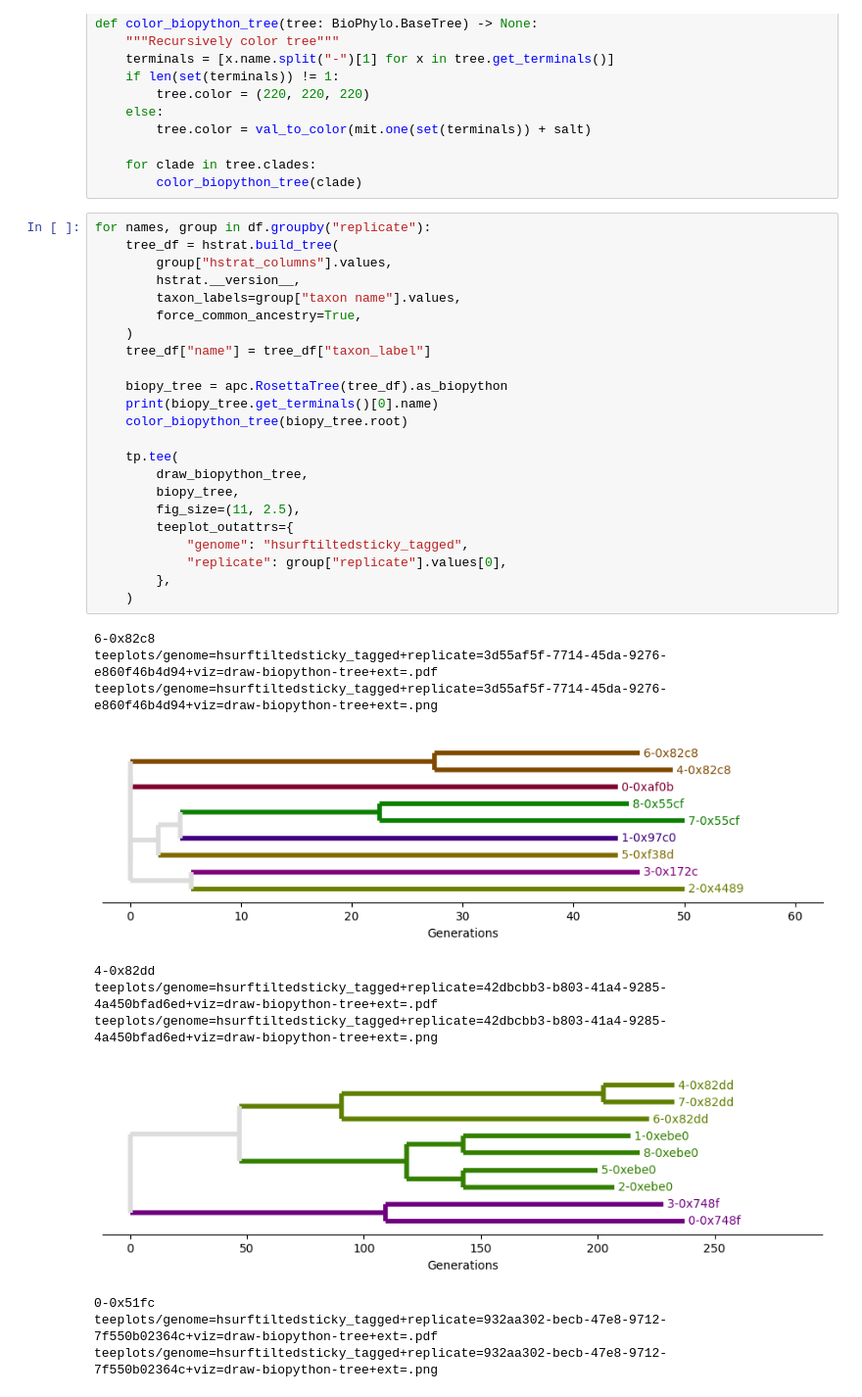
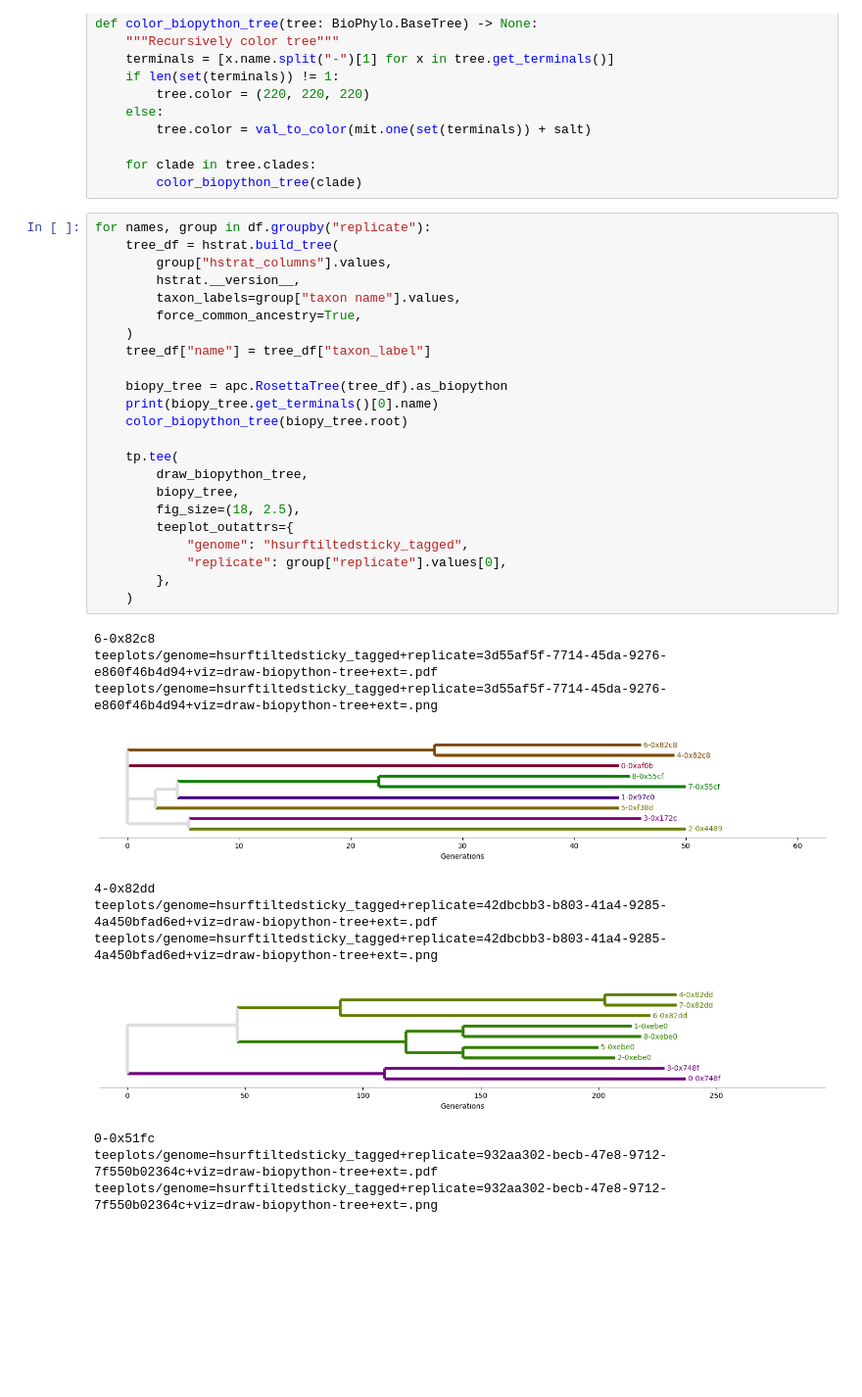
Before and after one commit to mmore500/wse-sketches, a Jupyter notebook: binder/genome_hsurftiltedsticky_tagged.ipynb, the cells around one changed output. Shown at 98% size. Drawn from its saved outputs; the diff is of its cells as text; blank space fills up the shorter version.

```diff
--- a/binder/genome_hsurftiltedsticky_tagged.ipynb
+++ b/binder/genome_hsurftiltedsticky_tagged.ipynb
@@ -322,35 +322,35 @@ def color_biopython_tree(tree: BioPhylo.BaseTree) -> None:
 # %%
 for names, group in df.groupby("replicate"):
     tree_df = hstrat.build_tree(
         group["hstrat_columns"].values,
         hstrat.__version__,
         taxon_labels=group["taxon name"].values,
         force_common_ancestry=True,
     )
     tree_df["name"] = tree_df["taxon_label"]
 
     biopy_tree = apc.RosettaTree(tree_df).as_biopython
     print(biopy_tree.get_terminals()[0].name)
     color_biopython_tree(biopy_tree.root)
 
     tp.tee(
         draw_biopython_tree,
         biopy_tree,
-        fig_size=(11, 2.5),
+        fig_size=(18, 2.5),
         teeplot_outattrs={
             "genome": "hsurftiltedsticky_tagged",
             "replicate": group["replicate"].values[0],
         },
     )
 # %% [output]
 6-0x82c8
 teeplots/genome=hsurftiltedsticky_tagged+replicate=3d55af5f-7714-45da-9276-e860f46b4d94+viz=draw-biopython-tree+ext=.pdf
 teeplots/genome=hsurftiltedsticky_tagged+replicate=3d55af5f-7714-45da-9276-e860f46b4d94+viz=draw-biopython-tree+ext=.png
-[figure, old version]
+[figure, new version]
 4-0x82dd
 teeplots/genome=hsurftiltedsticky_tagged+replicate=42dbcbb3-b803-41a4-9285-4a450bfad6ed+viz=draw-biopython-tree+ext=.pdf
 teeplots/genome=hsurftiltedsticky_tagged+replicate=42dbcbb3-b803-41a4-9285-4a450bfad6ed+viz=draw-biopython-tree+ext=.png
-[figure, old version]
+[figure, new version]
 0-0x51fc
 teeplots/genome=hsurftiltedsticky_tagged+replicate=932aa302-becb-47e8-9712-7f550b02364c+viz=draw-biopython-tree+ext=.pdf
 teeplots/genome=hsurftiltedsticky_tagged+replicate=932aa302-becb-47e8-9712-7f550b02364c+viz=draw-biopython-tree+ext=.png
```
Also changed, not shown: parts of 2 cells of this notebook, 15 other files.
